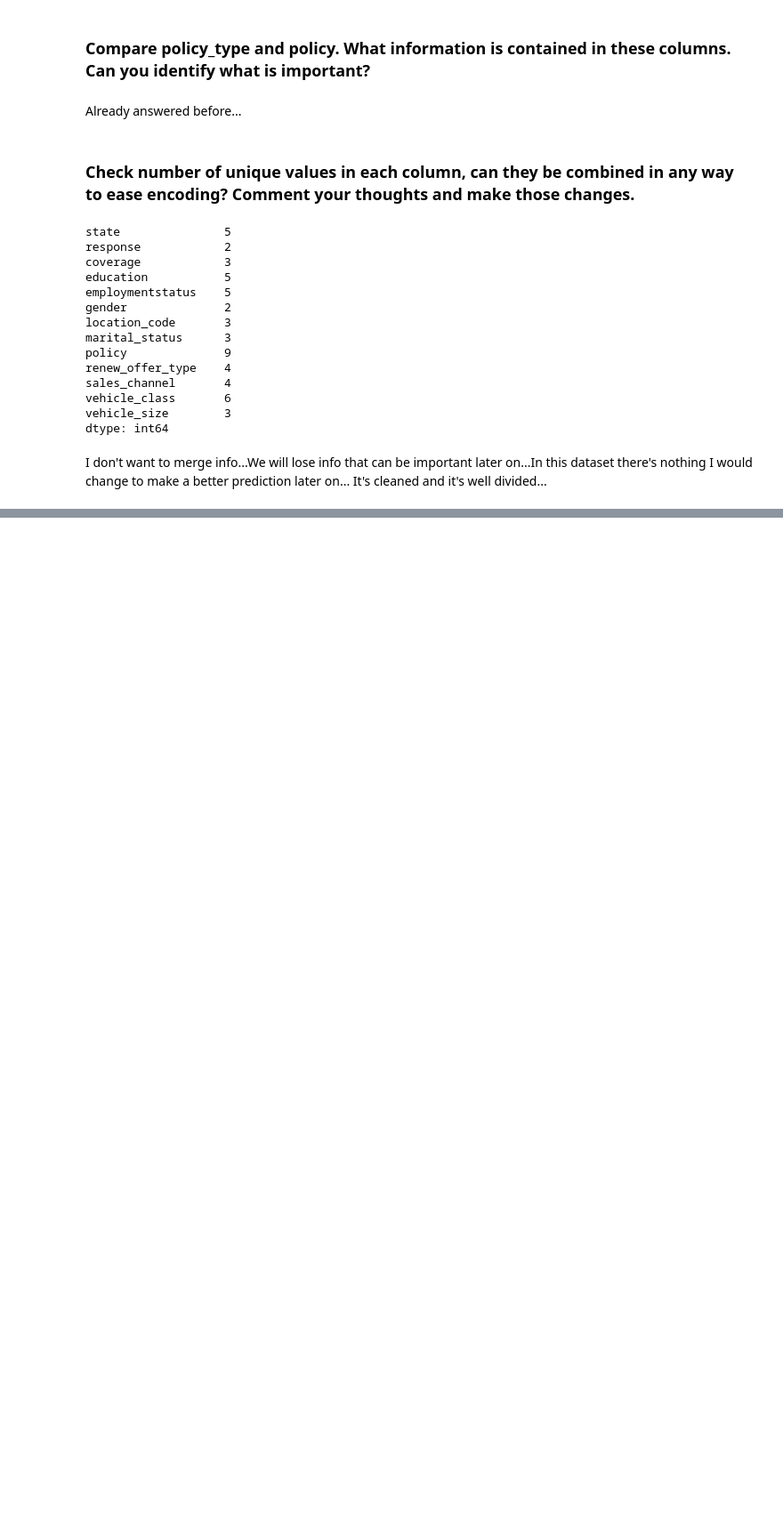
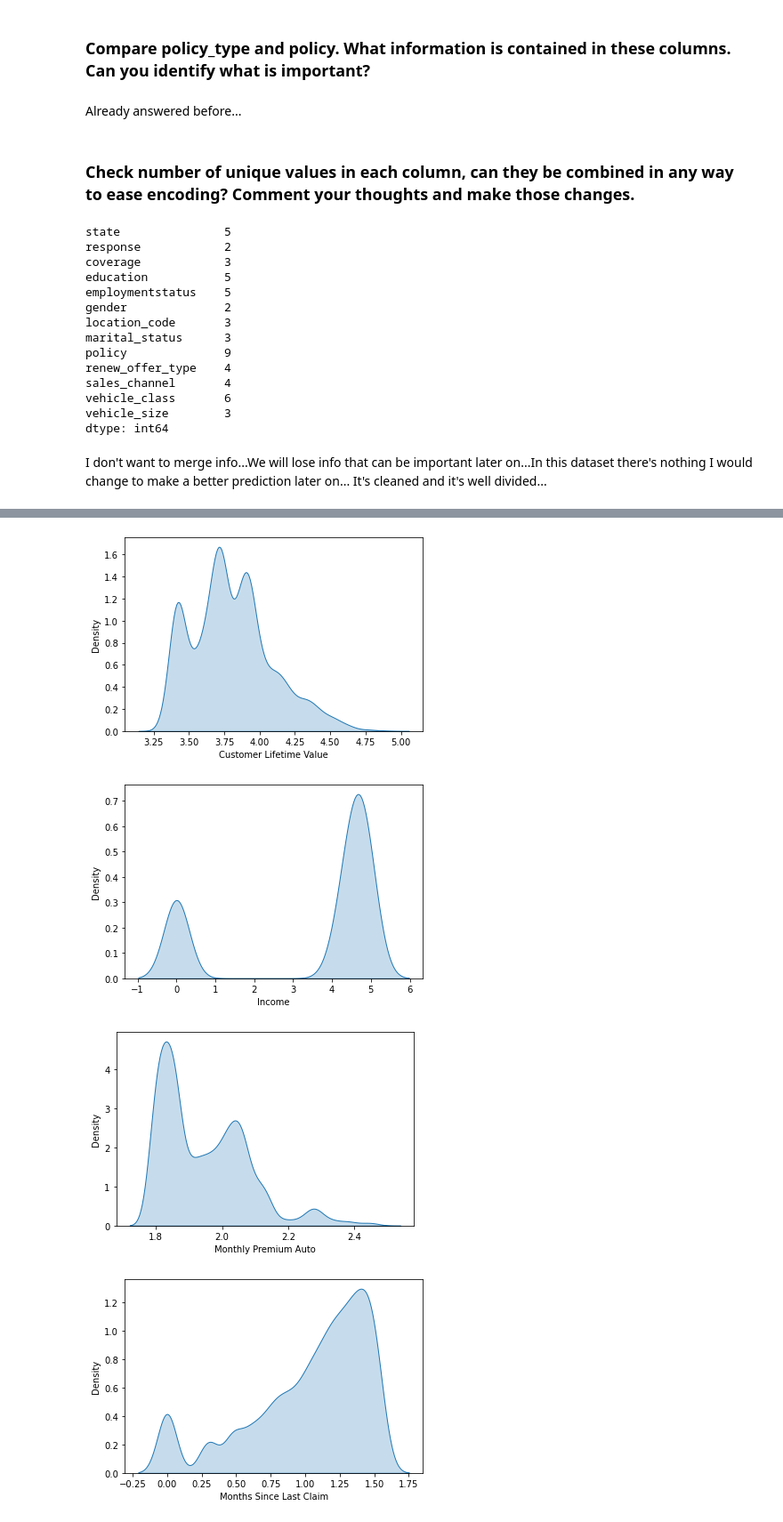
Before and after one commit to mferreiracad/lab-cleaning-numerical-data, a Jupyter notebook: main_notebook.ipynb, the cells around one changed output, grey strips where cells are left out. Shown at 89% size. Saved outputs shown, nothing was run; the diff lists cells and outputs as text; code cells hidden in the pictures; blank space fills up the shorter version.

```diff
--- a/main_notebook.ipynb
+++ b/main_notebook.ipynb
@@ -503,0 +567,2 @@ I don't want to merge info...We will lose info that can be important later on...
+# %%
+data_log = pd.DataFrame(np.where(data>0, np.log10(data),0), columns = data.columns)
@@ -503,0 +585,9 @@ I don't want to merge info...We will lose info that can be important later on...
+# %%
+for x in data_log:
+    sns.kdeplot(data_log[x], shade = True)
+    plt.show()
+# %% [output]
+[figure, added]
+[figure, added]
+[figure, added]
+[figure, added]
```
Also changed, not shown: parts of 28 cells of this notebook, 1 other file.
